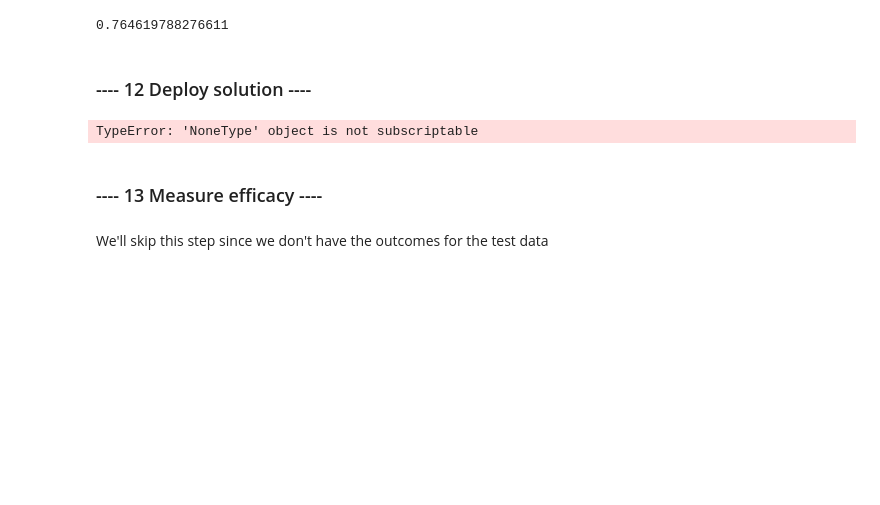
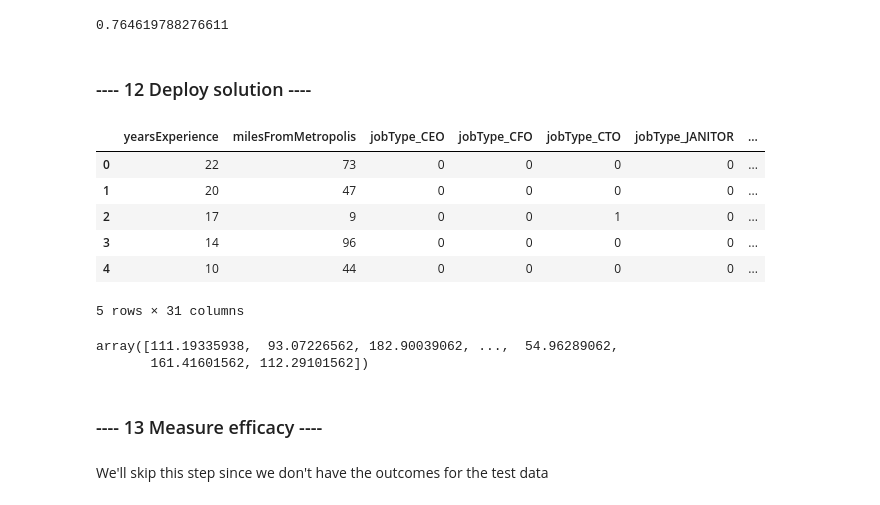
Before and after one commit to deejayrusso/Salary-Prediction-Portfolio, a Jupyter notebook: Salary Prediction Notebook.ipynb, the cells around one changed output. Saved outputs shown, nothing was run; the diff lists cells and outputs as text; code cells hidden in the pictures; blank space fills up the shorter version.

Commit message:
Maodel applied to test data

```diff
--- a/Salary Prediction Notebook.ipynb
+++ b/Salary Prediction Notebook.ipynb
@@ -858,19 +858,36 @@ print(result)
 #these visualizations and summaries will be extremely useful to business stakeholders
 # %%
 # Prepare test data
+test_feat = pd.DataFrame(test_feat)
+
 test_feat['jobId']=pd.Categorical(test_feat['jobId'])
 test_feat['companyId']=pd.Categorical(test_feat['companyId'])
 test_feat['jobType']=pd.Categorical(test_feat['jobType'])
 test_feat['degree']=pd.Categorical(test_feat['degree'])
 test_feat['major']=pd.Categorical(test_feat['major'])
 test_feat['industry']=pd.Categorical(test_feat['industry'])
 
 test_feat.drop('jobId', axis=1, inplace=True)
 test_feat.drop('companyId', axis=1, inplace=True)
 
 test_feat = pd.get_dummies(test_feat)
+
+test_feat.head(5)
 # %% [output]
+|  | yearsExperience | milesFromMetropolis | jobType_CEO | jobType_CFO | jobType_CTO | jobType_JANITOR | ... |
+| 0 | 22 | 73 | 0 | 0 | 0 | 0 | ... |
+| 1 | 20 | 47 | 0 | 0 | 0 | 0 | ... |
+| 2 | 17 | 9 | 0 | 0 | 1 | 0 | ... |
+| 3 | 14 | 96 | 0 | 0 | 0 | 0 | ... |
+| 4 | 10 | 44 | 0 | 0 | 0 | 0 | ... |
-TypeError: 'NoneType' object is not subscriptable
+5 rows × 31 columns
+# %%
+# Predict salaries from test_feat using loaded model
+
+loaded_model.predict(test_feat)
+# %% [output]
+array([111.19335938,  93.07226562, 182.90039062, ...,  54.96289062,
+       161.41601562, 112.29101562])
 # %% [markdown]
 ### ---- 13 Measure efficacy ----
 # %% [markdown]
```
